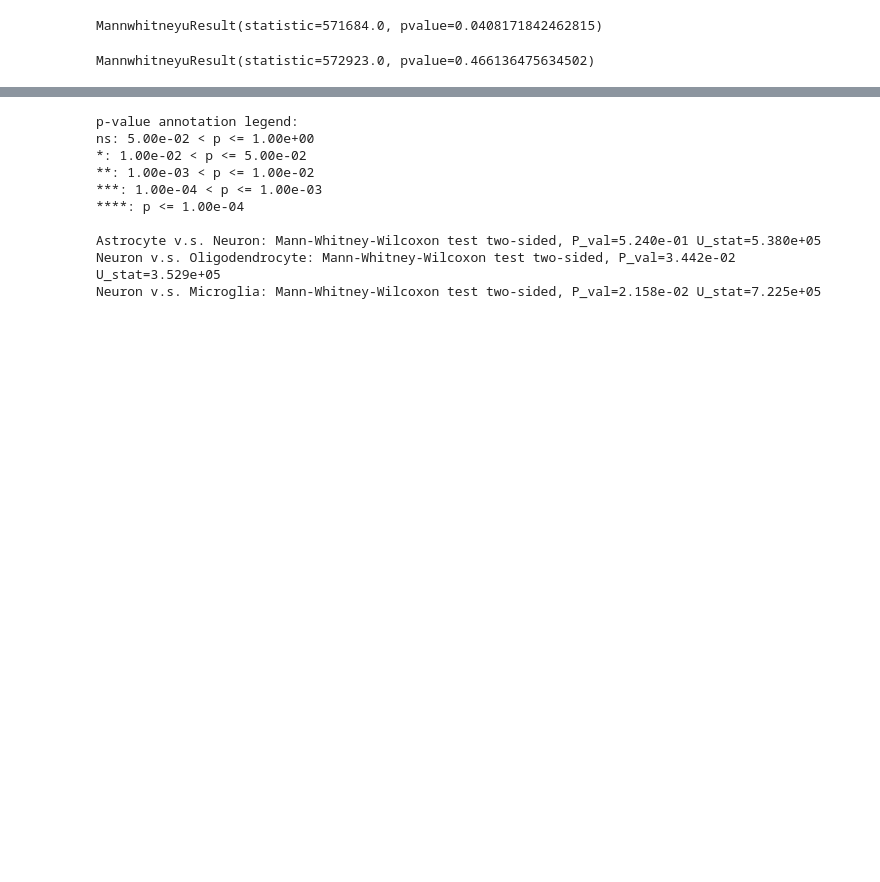
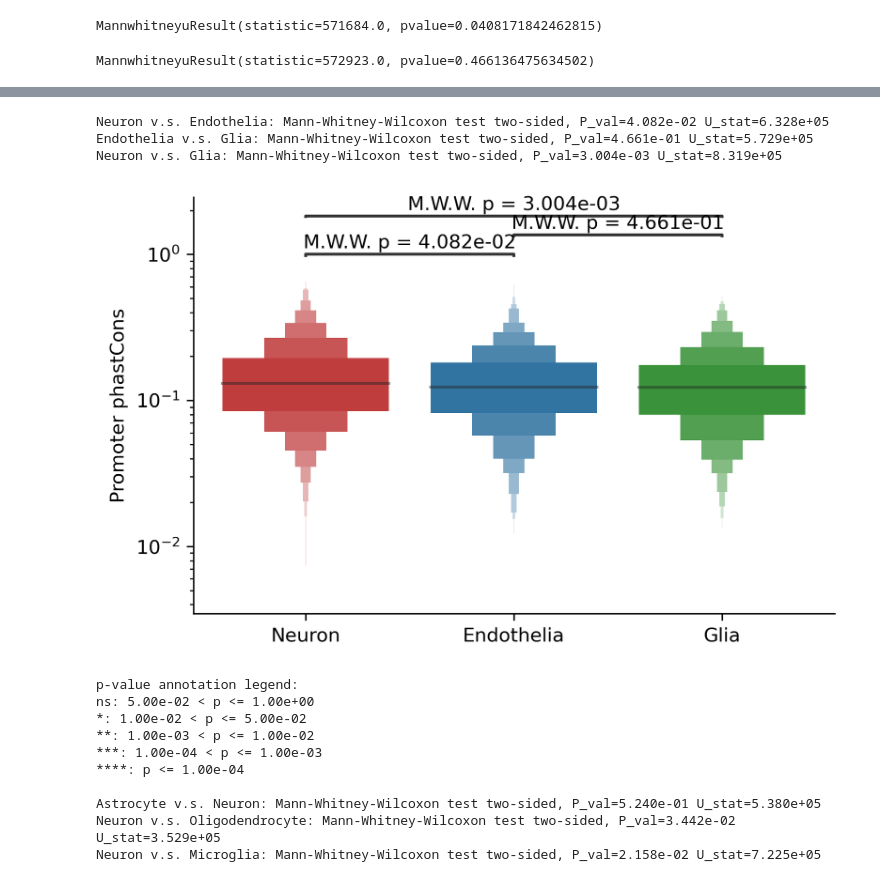
Before and after one commit to VeritatemAmo/neuron-glia-dNdS, a Jupyter notebook: jupyter_notebooks/mouse.phastCons_stats.ipynb, the cells around one changed output, grey strips where cells are left out. Saved outputs shown, nothing was run; the diff lists cells and outputs as text; code cells hidden in the pictures; blank space fills up the shorter version.

```diff
--- a/jupyter_notebooks/mouse.phastCons_stats.ipynb
+++ b/jupyter_notebooks/mouse.phastCons_stats.ipynb
@@ -111,3 +111,38 @@ Neuron v.s. Glia: Mann-Whitney-Wilcoxon test two-sided, P_val=3.004e-03 U_stat=8
+# %%
+fig = plt.figure()
+ax = fig.add_subplot(111)
+# ax.set(yscale='log')
+# ax.set_ylim(0.0008,6)
+
+ax=sns.boxenplot(x='Celltype',y='Avg_phastCons',
+                 data=df[df['Celltype'].isin(['Neuron','Glia','Endothelia'])],
+                 palette=palette,showfliers=False,outlier_prop=0,
+                 order=['Neuron','Endothelia','Glia'])
+
+# order=['Astrocyte','Neuron','Endothelia','Oligodendrocyte','Microglia','Glia']
+
+ax.set(ylabel='Promoter phastCons',xlabel='')
+sns.despine()
+ax.set(yscale='log')
+# Debug Nov. 10th, 2020: add comparisons_correction parameter
+stats = add_stat_annotation(ax=ax,data=df,x="Celltype", y="Avg_phastCons",
+                        box_pairs=[("Endothelia", "Neuron"),
+                                   ("Endothelia", "Glia"),
+                                   ("Glia","Neuron")],
+                        test='Mann-Whitney', text_format='full',
+                        comparisons_correction=None,
+                        loc='outside', verbose=2,
+                        order=['Neuron','Endothelia','Glia'])
+# ax.set_xticklabels(ax.get_xticklabels(), rotation=40, ha="right")
+
+plt.autoscale()
+plt.savefig('../figures/MannWhitney/phastcons/NEG_p_value.svg')
+plt.show()
+# %% [output]
+Neuron v.s. Endothelia: Mann-Whitney-Wilcoxon test two-sided, P_val=4.082e-02 U_stat=6.328e+05
+Endothelia v.s. Glia: Mann-Whitney-Wilcoxon test two-sided, P_val=4.661e-01 U_stat=5.729e+05
+Neuron v.s. Glia: Mann-Whitney-Wilcoxon test two-sided, P_val=3.004e-03 U_stat=8.319e+05
+[figure, added]
 # %%
 fig = plt.figure()
 ax = fig.add_subplot(111)
```
Also changed, not shown: parts of 7 cells of this notebook, 40 other files.
